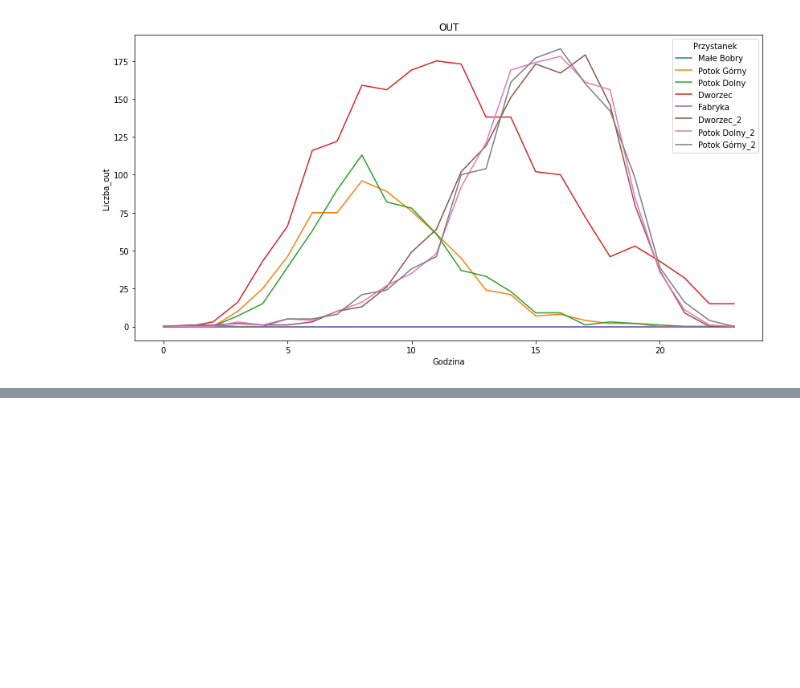
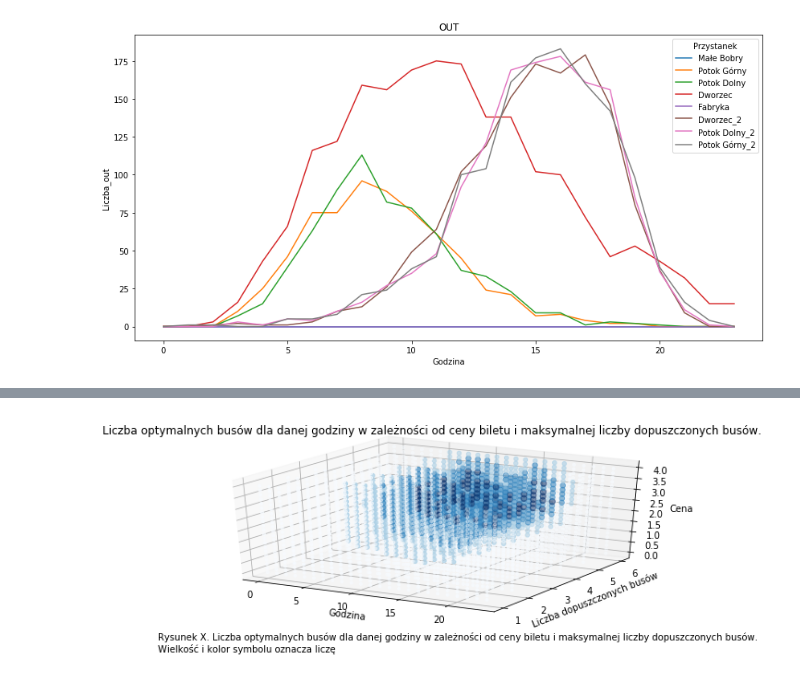
Before and after one commit to fmordarski/Passengers-simulation, a Jupyter notebook: Raport_MZK.ipynb, the cells around one changed output, grey strips where cells are left out. Saved outputs shown, nothing was run; the diff lists cells and outputs as text; code cells hidden in the pictures; blank space fills up the shorter version.

```diff
--- a/Raport_MZK.ipynb
+++ b/Raport_MZK.ipynb
@@ -220,0 +254,40 @@ def symulacja(iteration, cena_biletu, koszt_autobusu, buses, capacity):
+# %%
+### Symulacja optymalnej liczby busów od ceny biletu, liczby busów i godziny
+iteration=2
+ceny =np.arange(0.0, 4.2,0.2)
+koszt_autobusu=200
+buses=range(1,7,1)
+capacity=40
+data1 = pd.DataFrame()
+
+for p in ceny:
+    for b in buses:
+        for i in range(iteration):
+            for h in range(24):
+                data1 = data1.append({"Cena":p, "Dopuszczone busy": b, "Godzina":h,
+                                    "liczba busów": symulacja(iteration, p, koszt_autobusu, b, capacity)[1][i][h]}, ignore_index=True)
+
+#data1
+#pd.set_option('display.max_rows', data1.shape[0]+1)
+data1=data1.groupby(['Dopuszczone busy','Cena','Godzina'])['liczba busów'].median().round(0).reset_index()
+# %%
+x_line=data1['Godzina']
+y_line=data1['Dopuszczone busy']
+z_line=data1['Cena']
+l_b=data1['liczba busów']*10
+
+fig = plt.figure(
+    figsize=plt.figaspect(0.4)
+)
+ax = fig.add_subplot(1,1,1, projection='3d')
+scat1=ax.scatter3D(x_line, y_line, z_line, 'gray', s=l_b,c=l_b, marker='o',cmap = cm.Blues)
+
+ax.set_xlabel("Godzina")
+ax.set_ylabel("Liczba dopuszczonych busów")
+ax.set_zlabel("Cena")
+ax.set_title("Liczba optymalnych busów dla danej godziny w zależności od ceny biletu i maksymalnej liczby dopuszczonych busów.",size=12)
+fig.text(.1, -0.02, "Rysunek X. Liczba optymalnych busów dla danej godziny w zależności od ceny biletu i maksymalnej liczby dopuszczonych busów. \n"
+                     "Wielkość i kolor symbolu oznacza liczę  \n", ha='left')
+plt.show()
+# %% [output]
+[figure, added]
```
Also changed, not shown: parts of 15 cells of this notebook.
